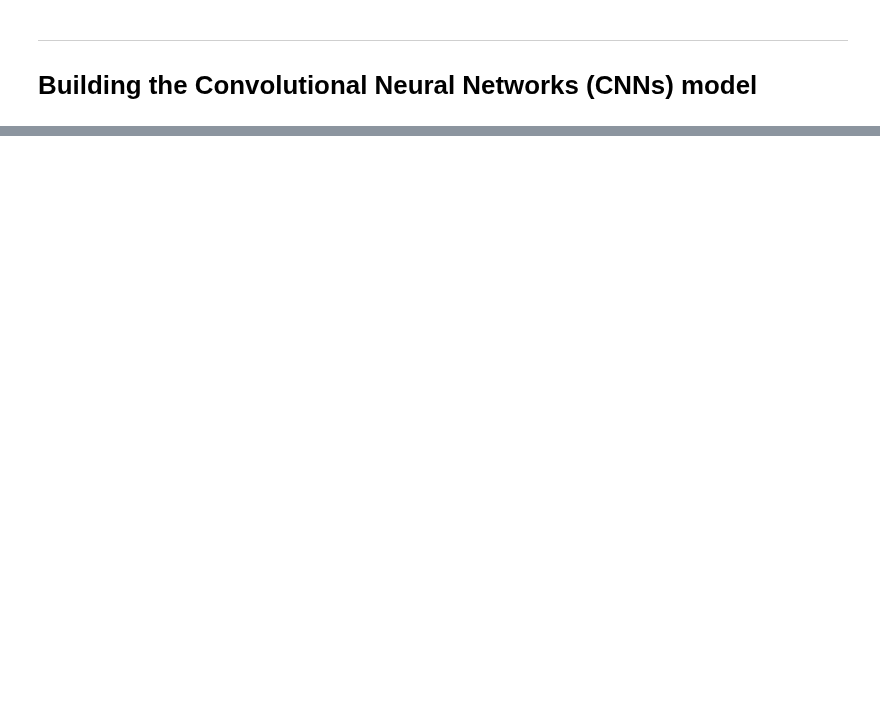
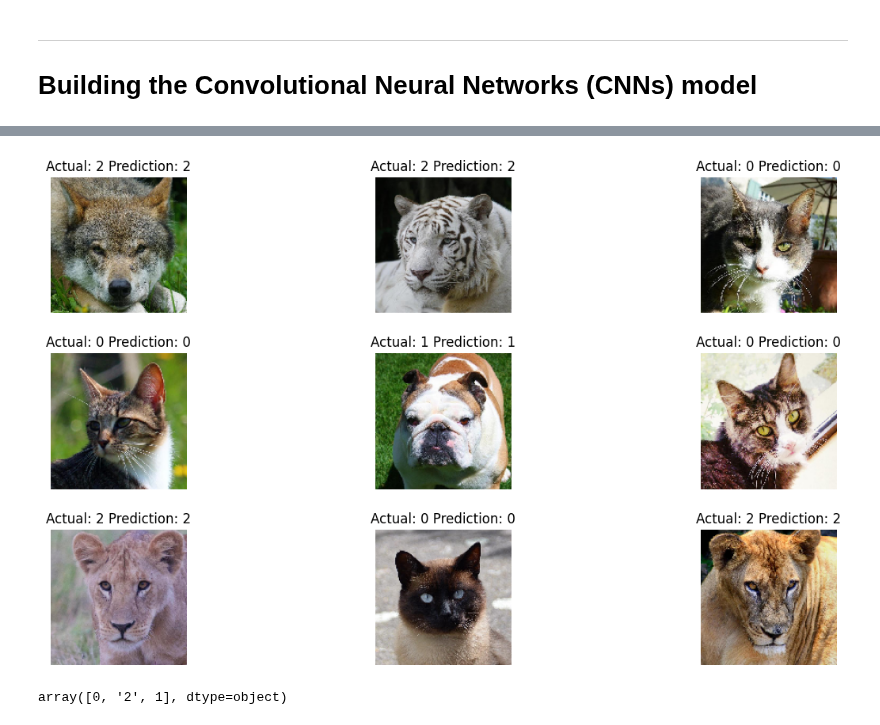
Before and after one commit to ATemova/face-recog-cat-dog, a Jupyter notebook: data-mining-machine-learning-project.ipynb, the cells around one changed output, grey strips where cells are left out. Cells and saved outputs as stored; diff of their text form; code cells hidden in the pictures; blank space fills up the shorter version.

```diff
--- a/data-mining-machine-learning-project.ipynb
+++ b/data-mining-machine-learning-project.ipynb
@@ -282,0 +212,7 @@ plt.show() #displaying the plots for accuracy & loss
+# %%
+history = model.fit(
+    train_generator,
+    epochs = 25,
+    validation_data = validation_generator,
+    callbacks = callbacks
+)
@@ -282,0 +282,38 @@ plt.show() #displaying the plots for accuracy & loss
+# %%
+import random
+import matplotlib.pyplot as plt
+import matplotlib.gridspec as gridspec
+from tensorflow.keras.preprocessing.image import load_img
+
+# Generate random indices
+randomlist = []
+for i in range(9):
+    n = random.randint(0, len(df_test) - 1)
+    randomlist.append(n)
+
+# Create a figure and grid spec
+fig = plt.figure(figsize=(15, 8))
+gs1 = gridspec.GridSpec(3, 3)
+
+# Create subplots and display images
+for num, idx in enumerate(randomlist):
+    row = df_test.iloc[idx]
+    filename = row['filename']
+    img = load_img(f"/kaggle/input/animal-faces/afhq/train/{filename}", target_size=(150, 150))
+    ax = fig.add_subplot(gs1[num])
+    ax.imshow(img)
+    ax.set_title(f"Actual: {row['class']} Prediction: {row['prediction']}")
+    ax.axis('off')
+
+# Adjust the layout
+fig.subplots_adjust(hspace=0.3)
+plt.show()
+# %% [output]
+[figure, added]
+# %%
+classes = {"cat": "0", "dog": "1", "wild": "2"}
+class_mapping = {"0": "cat", "1": "dog" , "2": "wild" }
+df_test['class'].replace(class_mapping, inplace=True)
+df_test['prediction'].unique()
+# %% [output]
+array([0, '2', 1], dtype=object)
```
Also changed, not shown: parts of 38 cells of this notebook.
